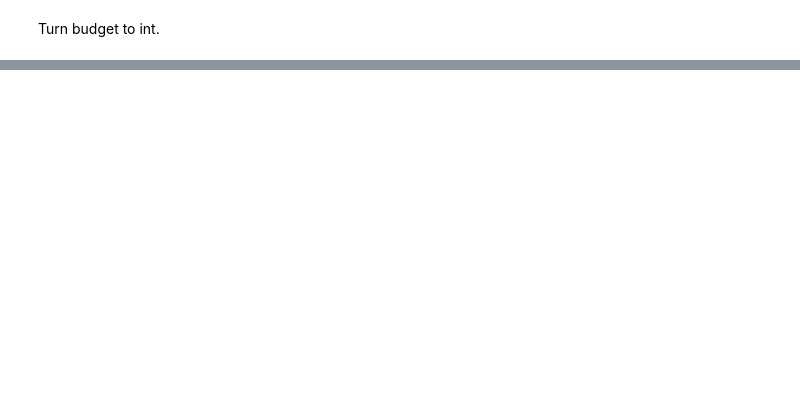
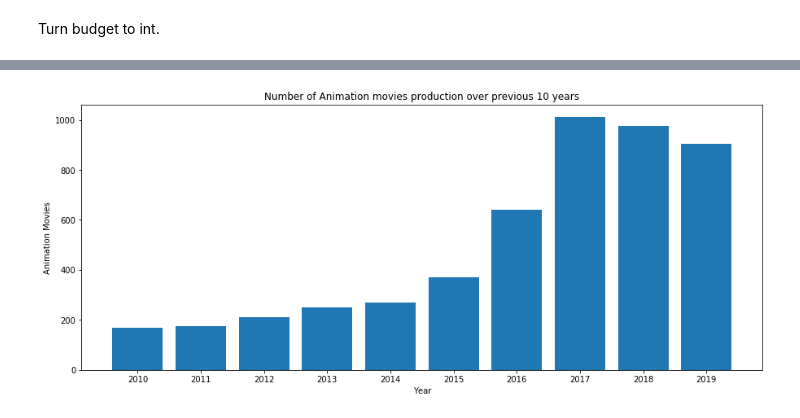
Before and after one commit to AMiNo-13/Movie-Recommendation-Project, a Jupyter notebook: MovieInvestigation.ipynb, the cells around one changed output, grey strips where cells are left out. Saved outputs shown, nothing was run; the diff lists cells and outputs as text; code cells hidden in the pictures; blank space fills up the shorter version.

```diff
--- a/MovieInvestigation.ipynb
+++ b/MovieInvestigation.ipynb
@@ -613,0 +575,2 @@ Text(0.5, 1.0, 'animated Movies, Budget vs Gross (in millions)')
+# %%
+original_tmdb_by_revenue_df.dropna(how='any', subset=['release_date'], inplace=True)
@@ -613,0 +581,4 @@ Text(0.5, 1.0, 'animated Movies, Budget vs Gross (in millions)')
+# %%
+original_tmdb_by_revenue_df["release_year"] = original_tmdb_by_revenue_df["release_date"].map(lambda date : date[0:4])
+# %%
+original_tmdb_by_revenue_df["release_year"] = original_tmdb_by_revenue_df["release_year"].astype(int)
@@ -613,0 +600,15 @@ Text(0.5, 1.0, 'animated Movies, Budget vs Gross (in millions)')
+# %%
+new_df = original_tmdb_by_revenue_df.loc[(original_tmdb_by_revenue_df['release_year'] > 2009) & (original_tmdb_by_revenue_df['release_year'] < 2020)]
+y= new_df.groupby("release_year")['title'].count()
+x= new_df.groupby("release_year")['title'].count().index
+
+# Ploting The Graph
+
+figure, ax=plt.subplots(figsize=(15,6))
+ax.bar(x,y)
+ax.set_title('Number of Animation movies production over previous 10 years')
+ax.set_xlabel('Year')
+ax.set_ylabel('Animation Movies');
+plt.xticks(x);
+# %% [output]
+[figure, added]
```
Also changed, not shown: parts of 14 cells of this notebook.
